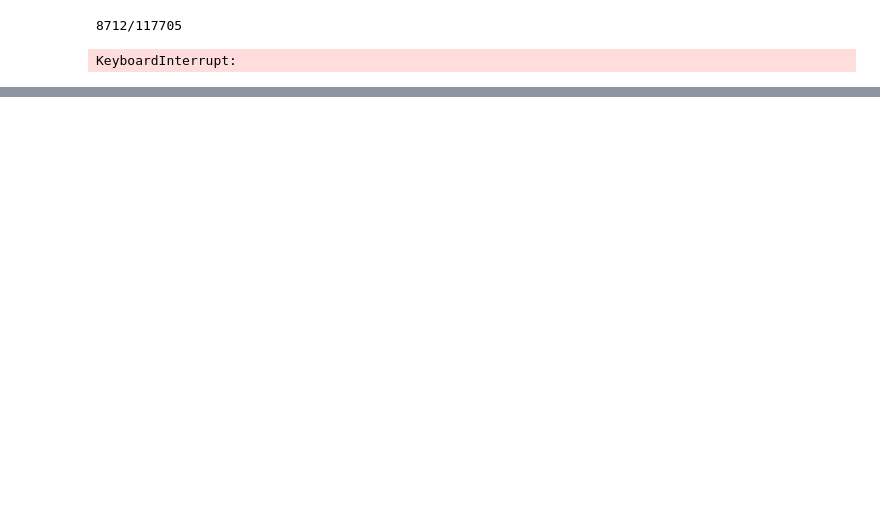
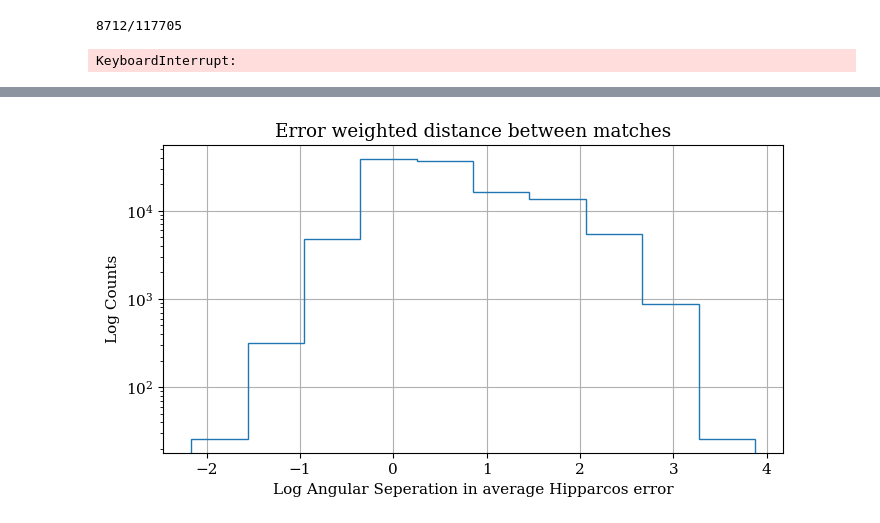
Before and after one commit to RenVit318/masterproject, a Jupyter notebook: src/notebooks/crossmatch_analysis.ipynb, the cells around one changed output, grey strips where cells are left out. Saved outputs shown, nothing was run; the diff lists cells and outputs as text; code cells hidden in the pictures; blank space fills up the shorter version.

```diff
--- a/src/notebooks/crossmatch_analysis.ipynb
+++ b/src/notebooks/crossmatch_analysis.ipynb
@@ -330,0 +388,13 @@ plt.show()
+# %%
+# Error weighted distance Histogram
+fig, ax = plt.subplots(1,1, figsize=(8,4))
+ax.hist(np.log10(error_w_distances), log=True, histtype='step')
+
+ax.set_xlabel("Log Angular Seperation in average Hipparcos error")
+ax.set_ylabel("Log Counts")
+ax.set_title("Error weighted distance between matches")
+
+plt.savefig(fpath+"1as_nearest_ewdist.png", bbox_inches='tight')
+plt.show()
+# %% [output]
+[figure, added]
```
Also changed, not shown: parts of 13 cells of this notebook, 2 other files.
